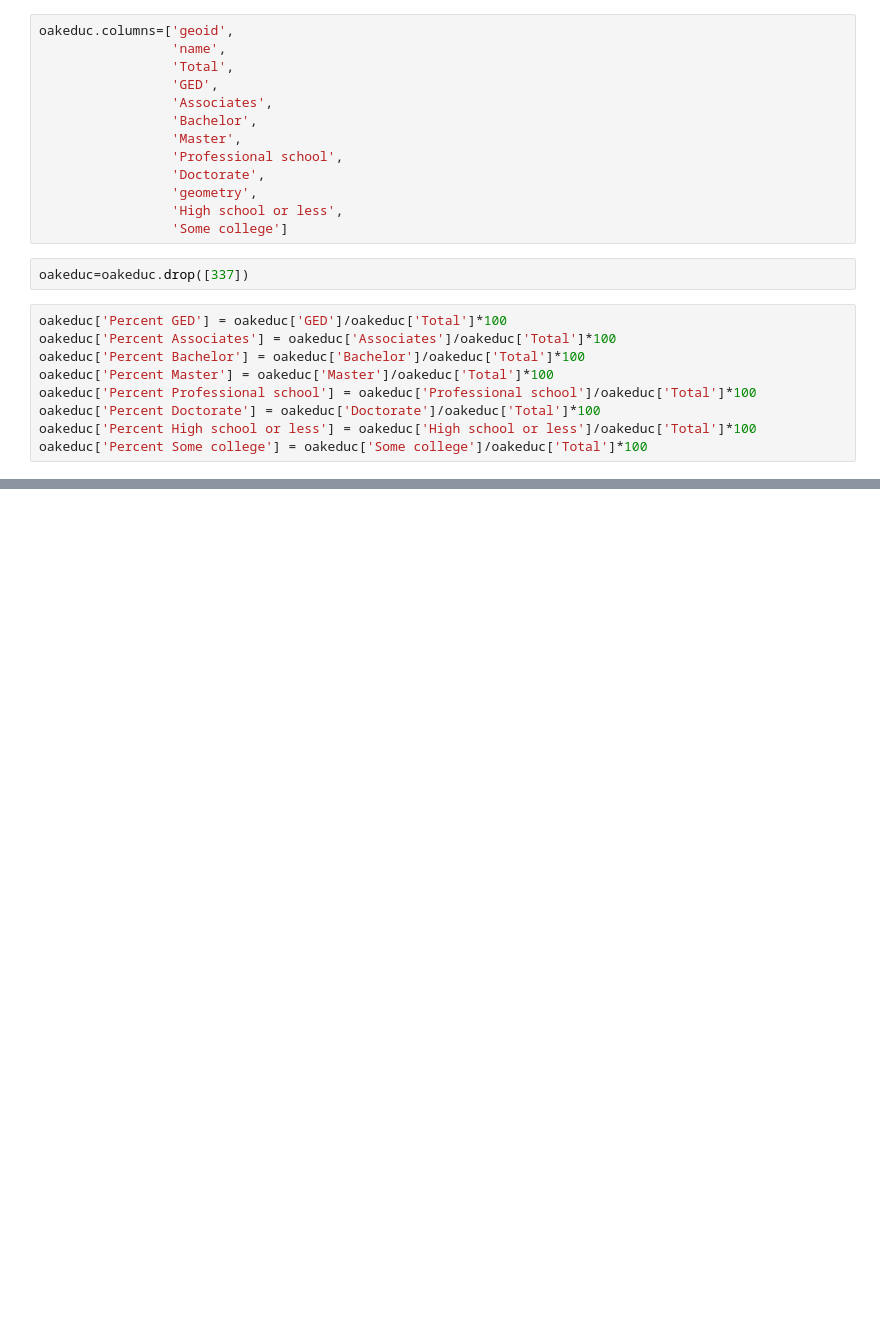
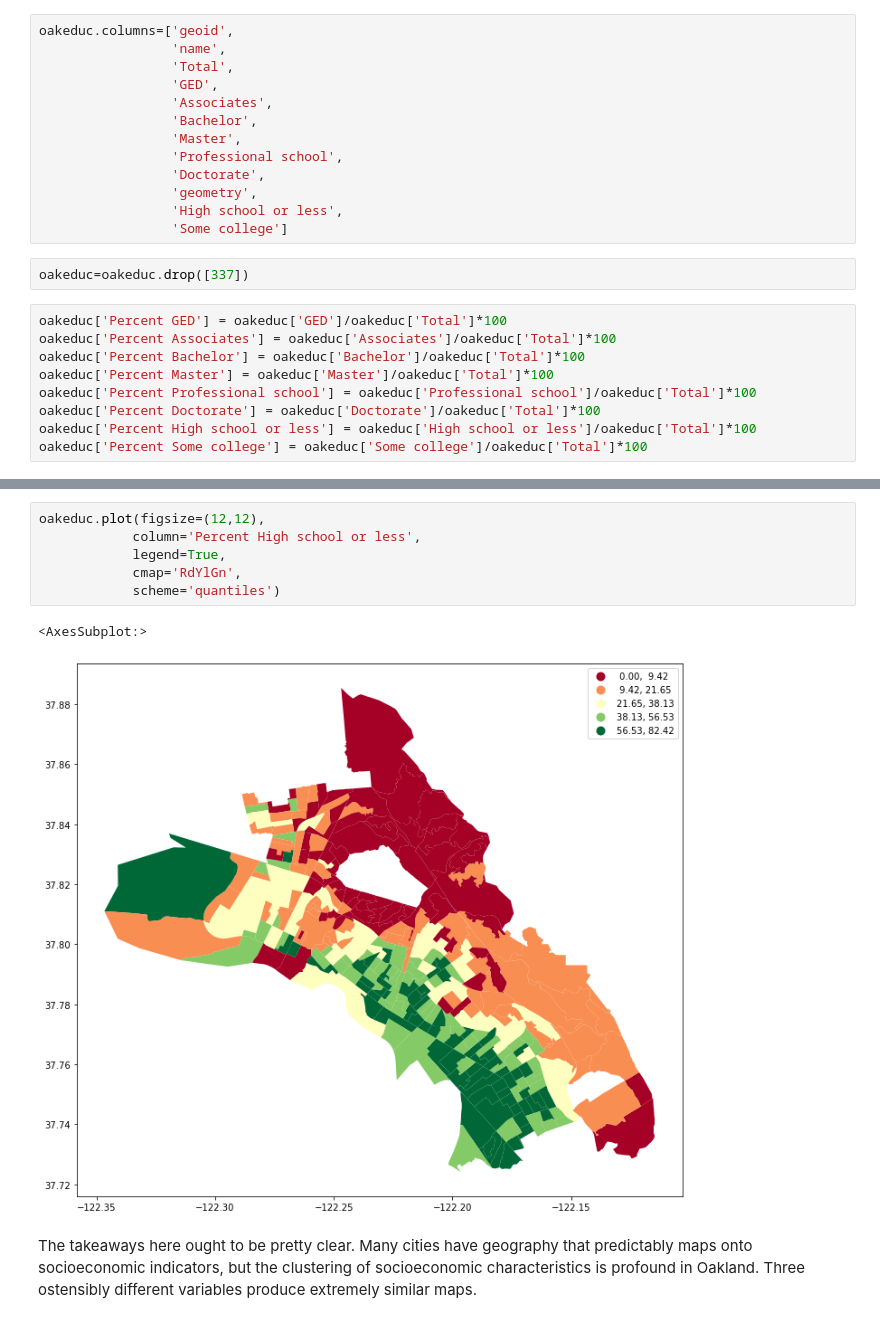
Before and after one commit to michaelrosen3/up206-michaelandelliott, a Jupyter notebook: Group Assignments/midterm.ipynb, the cells around one changed output, grey strips where cells are left out. Saved outputs shown, nothing was run; the diff lists cells and outputs as text; blank space fills up the shorter version.

```diff
--- a/Group Assignments/midterm.ipynb
+++ b/Group Assignments/midterm.ipynb
@@ -259,0 +295,11 @@ oakeduc.head()
+# %%
+oakeduc.plot(figsize=(12,12),
+            column='Percent High school or less',
+            legend=True,
+            cmap='RdYlGn',
+            scheme='quantiles')
+# %% [output]
+<AxesSubplot:>
+[figure, added]
+# %% [markdown]
+The takeaways here ought to be pretty clear. Many cities have geography that predictably maps onto socioeconomic indicators, but the clustering of socioeconomic characteristics is profound in Oakland. Three ostensibly different variables produce extremely similar maps.
```
Also changed, not shown: parts of 11 cells of this notebook.
